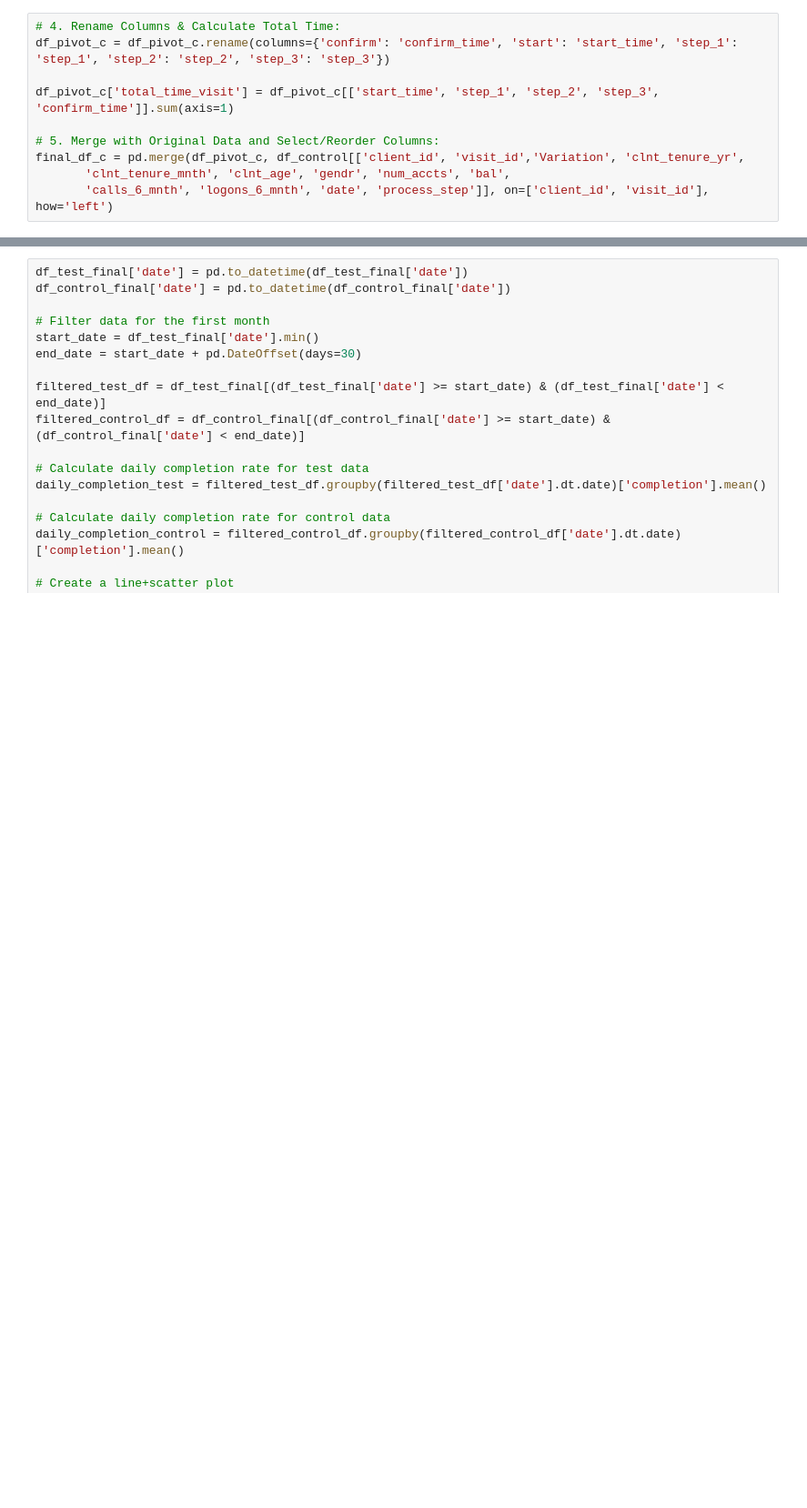
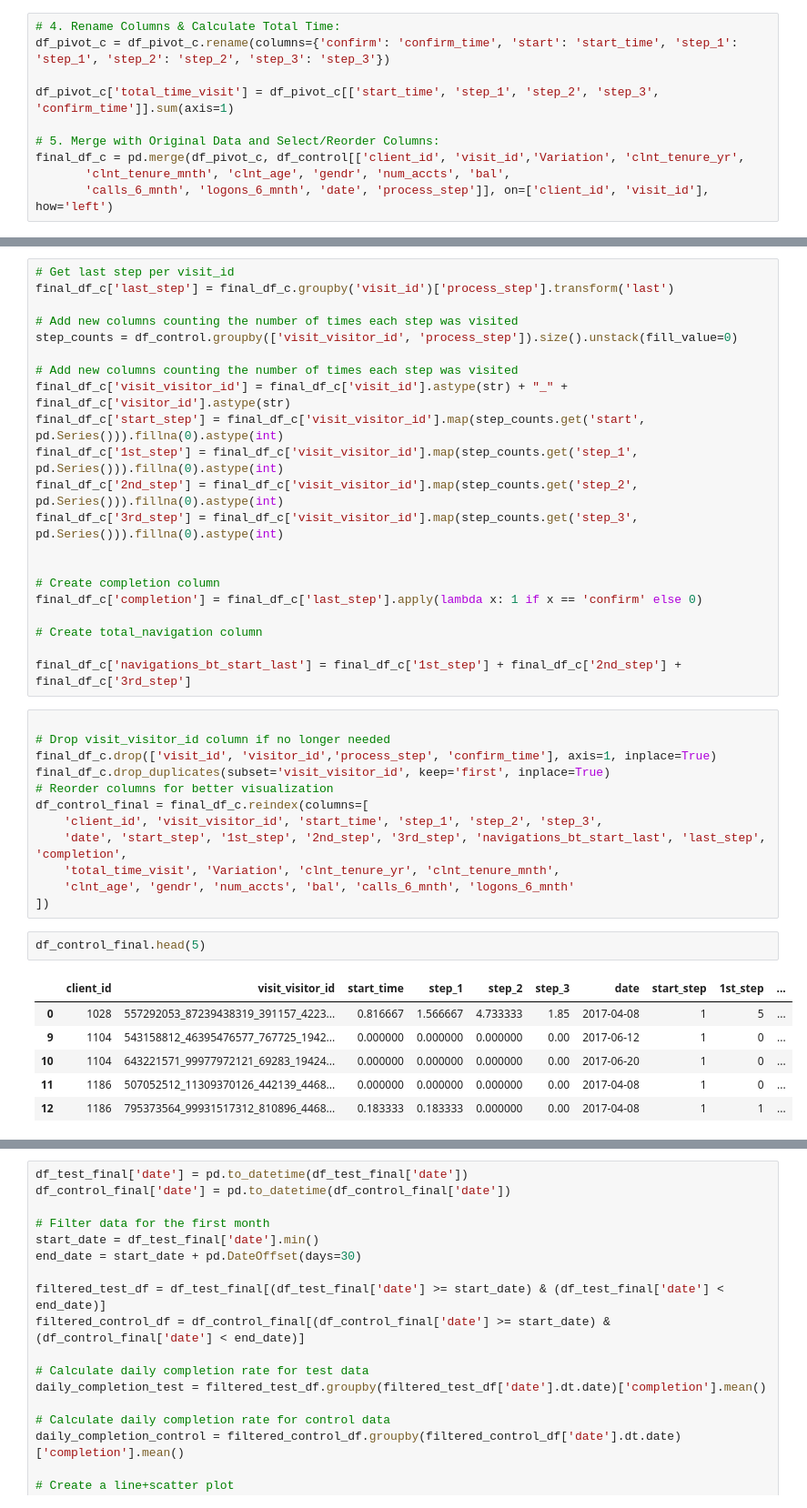
Before and after one commit to DaniCoco31/project_2, a Jupyter notebook: notebooks/organize_Reetu.ipynb, the cells around one changed output, grey strips where cells are left out. Shown: that part at 91% size. Drawn from its saved outputs; the diff is of its cells as text; blank space fills up the shorter version.

```diff
--- a/notebooks/organize_Reetu.ipynb
+++ b/notebooks/organize_Reetu.ipynb
@@ -575,0 +297,42 @@ fig.update_layout(
+# %%
+# Get last step per visit_id
+final_df_c['last_step'] = final_df_c.groupby('visit_id')['process_step'].transform('last')
+
+# Add new columns counting the number of times each step was visited
+step_counts = df_control.groupby(['visit_visitor_id', 'process_step']).size().unstack(fill_value=0)
+
+# Add new columns counting the number of times each step was visited
+final_df_c['visit_visitor_id'] = final_df_c['visit_id'].astype(str) + "_" + final_df_c['visitor_id'].astype(str)
+final_df_c['start_step'] = final_df_c['visit_visitor_id'].map(step_counts.get('start', pd.Series())).fillna(0).astype(int)
+final_df_c['1st_step'] = final_df_c['visit_visitor_id'].map(step_counts.get('step_1', pd.Series())).fillna(0).astype(int)
+final_df_c['2nd_step'] = final_df_c['visit_visitor_id'].map(step_counts.get('step_2', pd.Series())).fillna(0).astype(int)
+final_df_c['3rd_step'] = final_df_c['visit_visitor_id'].map(step_counts.get('step_3', pd.Series())).fillna(0).astype(int)
+
+
+# Create completion column
+final_df_c['completion'] = final_df_c['last_step'].apply(lambda x: 1 if x == 'confirm' else 0)
+
+# Create total_navigation column
+
+final_df_c['navigations_bt_start_last'] = final_df_c['1st_step'] + final_df_c['2nd_step'] + final_df_c['3rd_step']
+# %%
+
+# Drop visit_visitor_id column if no longer needed
+final_df_c.drop(['visit_id', 'visitor_id','process_step', 'confirm_time'], axis=1, inplace=True)
+final_df_c.drop_duplicates(subset='visit_visitor_id', keep='first', inplace=True)
+# Reorder columns for better visualization
+df_control_final = final_df_c.reindex(columns=[
+    'client_id', 'visit_visitor_id', 'start_time', 'step_1', 'step_2', 'step_3',
+    'date', 'start_step', '1st_step', '2nd_step', '3rd_step', 'navigations_bt_start_last', 'last_step', 'completion',
+    'total_time_visit', 'Variation', 'clnt_tenure_yr', 'clnt_tenure_mnth',
+    'clnt_age', 'gendr', 'num_accts', 'bal', 'calls_6_mnth', 'logons_6_mnth'
+])
+# %%
+df_control_final.head(5)
+# %% [output]
+|  | client_id | visit_visitor_id | start_time | step_1 | step_2 | step_3 | date | start_step | 1st_step | ... |
+| 0 | 1028 | 557292053_87239438319_391157_4223... | 0.816667 | 1.566667 | 4.733333 | 1.85 | 2017-04-08 | 1 | 5 | ... |
+| 9 | 1104 | 543158812_46395476577_767725_1942... | 0.000000 | 0.000000 | 0.000000 | 0.00 | 2017-06-12 | 1 | 0 | ... |
+| 10 | 1104 | 643221571_99977972121_69283_19424... | 0.000000 | 0.000000 | 0.000000 | 0.00 | 2017-06-20 | 1 | 0 | ... |
+| 11 | 1186 | 507052512_11309370126_442139_4468... | 0.000000 | 0.000000 | 0.000000 | 0.00 | 2017-04-08 | 1 | 0 | ... |
+| 12 | 1186 | 795373564_99931517312_810896_4468... | 0.183333 | 0.183333 | 0.000000 | 0.00 | 2017-04-08 | 1 | 1 | ... |
```
Also changed, not shown: parts of 121 cells of this notebook, 1 other file.
